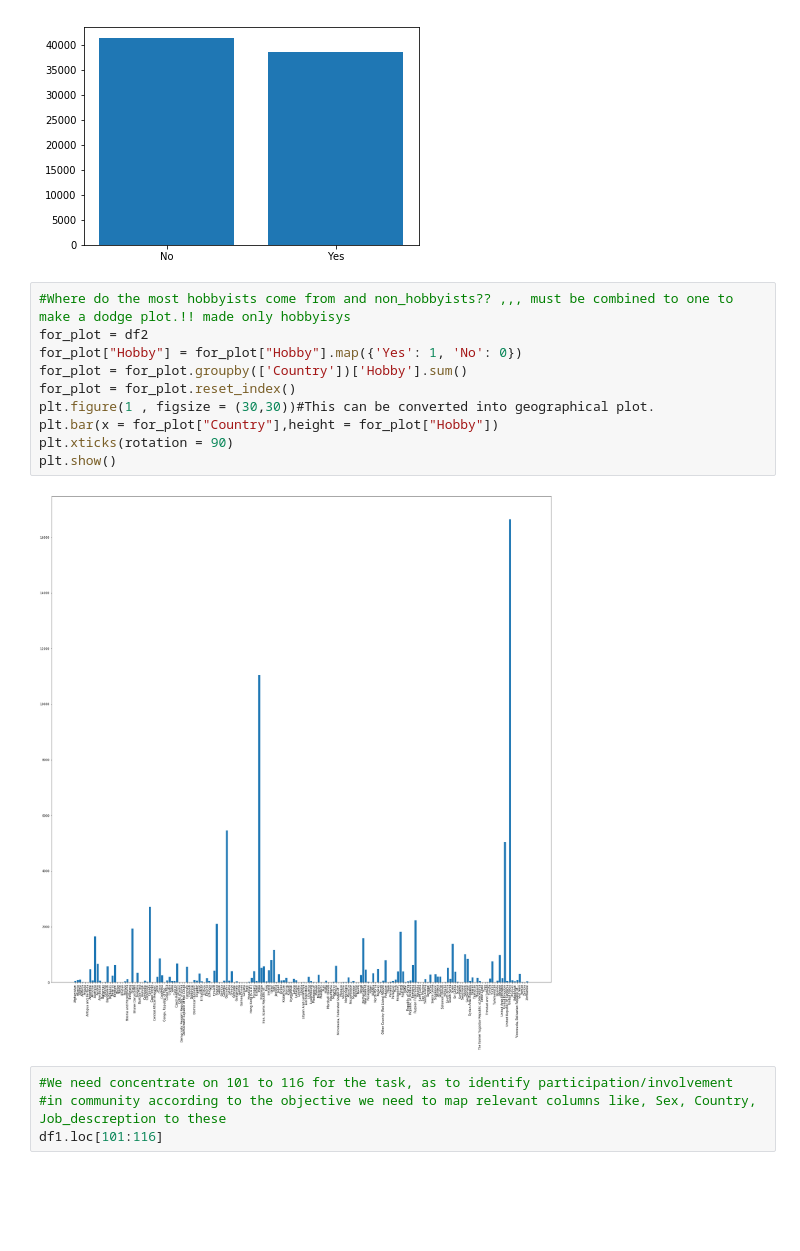
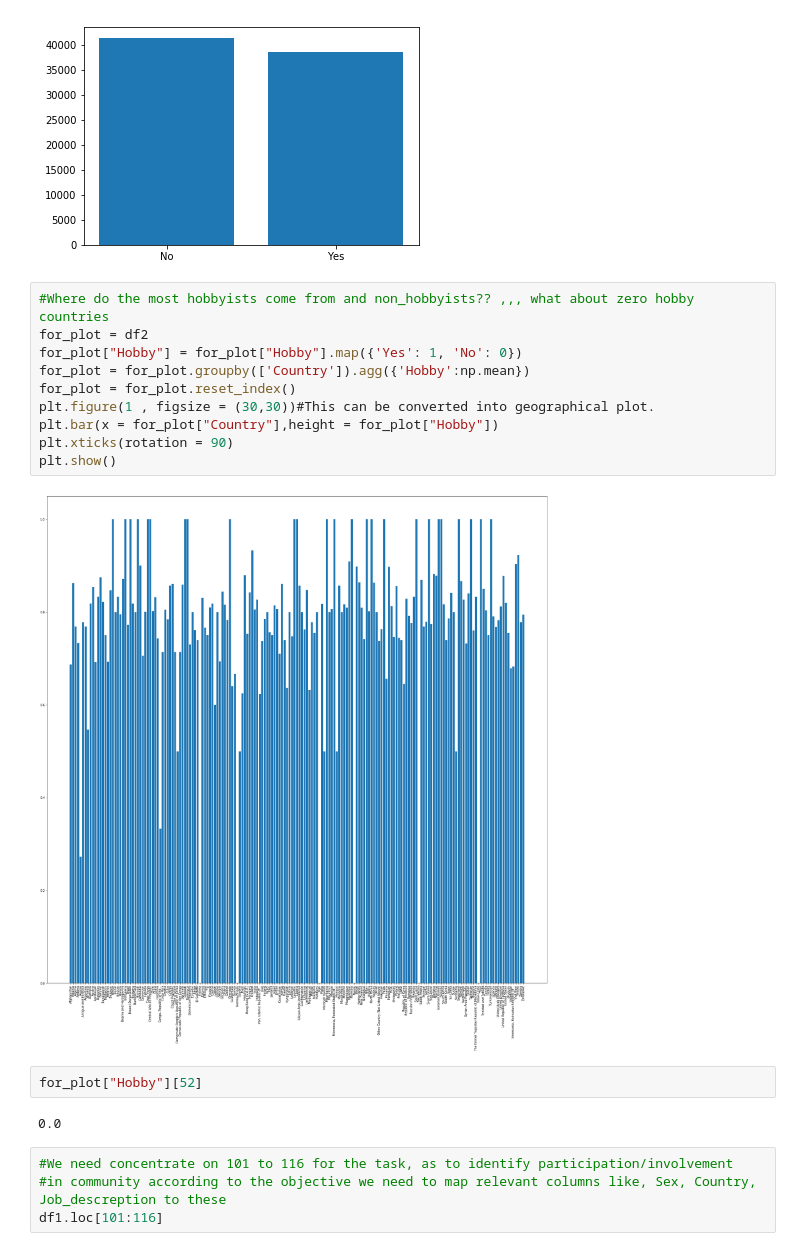
Before and after one commit to Fenil3510/StackOverflow_Kernel, a Jupyter notebook: SO_notebook_2.ipynb, the cells around one changed output. Cells and saved outputs as stored; diff of their text form; blank space fills up the shorter version.

```diff
--- a/SO_notebook_2.ipynb
+++ b/SO_notebook_2.ipynb
@@ -78,17 +79,21 @@ plt.bar(x = for_plot["OpenSource"] , height = for_plot[0])
 <Container object of 2 artists>
 [figure]
 # %%
-#Where do the most hobbyists come from and non_hobbyists?? ,,, must be combined to one to make a dodge plot.!! made only hobbyisys
+#Where do the most hobbyists come from and non_hobbyists?? ,,, what about zero hobby countries
 for_plot = df2
 for_plot["Hobby"] = for_plot["Hobby"].map({'Yes': 1, 'No': 0})
-for_plot = for_plot.groupby(['Country'])['Hobby'].sum()
+for_plot = for_plot.groupby(['Country']).agg({'Hobby':np.mean})
 for_plot = for_plot.reset_index()
 plt.figure(1 , figsize = (30,30))#This can be converted into geographical plot.
 plt.bar(x = for_plot["Country"],height = for_plot["Hobby"])
 plt.xticks(rotation = 90)
 plt.show()
 # %% [output]
-[figure, old version]
+[figure, new version]
+# %%
+for_plot["Hobby"][52]
+# %% [output]
+0.0
 # %%
 #We need concentrate on 101 to 116 for the task, as to identify participation/involvement
 #in community according to the objective we need to map relevant columns like, Sex, Country, Job_descreption to these
```
Also changed, not shown: parts of 8 cells of this notebook.
